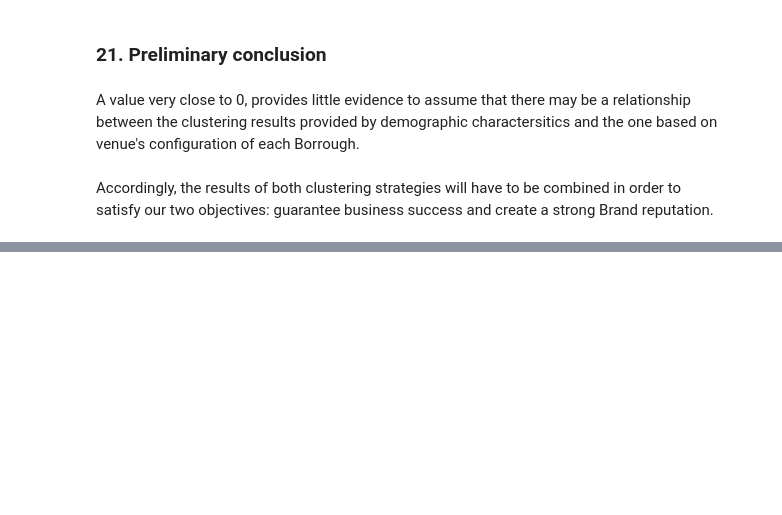
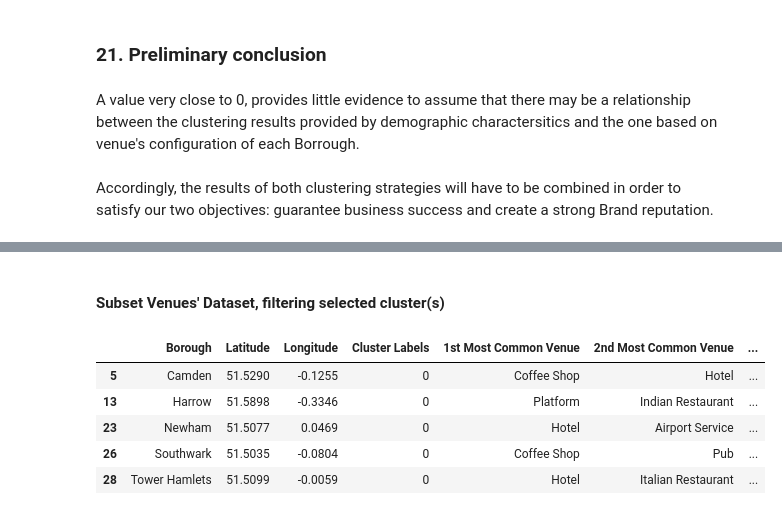
Before and after one commit to tbertoglia-ds/Coursera_Capstone, a Jupyter notebook: London UK Boroughs Clustering 2.ipynb, the cells around one changed output, grey strips where cells are left out. Cells and saved outputs as stored; diff of their text form; code cells hidden in the pictures; blank space fills up the shorter version.

```diff
--- a/London UK Boroughs Clustering 2.ipynb
+++ b/London UK Boroughs Clustering 2.ipynb
@@ -1192,0 +1179,14 @@ Accordingly, the results of both clustering strategies will have to be combined
+# %% [markdown]
+#### Subset Venues' Dataset, filtering selected cluster(s)
+# %%
+cluster_venues = 0
+#df_venue_sel = london_merged_venue.loc[london_merged_venue['Cluster Labels'].isin(cluster_venues), london_merged_venue.columns[[0,1,2] + list(range(4, london_merged_venue.shape[1]))]]
+df_venue_sel = london_merged_venue.loc[london_merged_venue['Cluster Labels'] == cluster_venues]
+df_venue_sel.head()
+# %% [output]
+|  | Borough | Latitude | Longitude | Cluster Labels | 1st Most Common Venue | 2nd Most Common Venue | ... |
+| 5 | Camden | 51.5290 | -0.1255 | 0 | Coffee Shop | Hotel | ... |
+| 13 | Harrow | 51.5898 | -0.3346 | 0 | Platform | Indian Restaurant | ... |
+| 23 | Newham | 51.5077 | 0.0469 | 0 | Hotel | Airport Service | ... |
+| 26 | Southwark | 51.5035 | -0.0804 | 0 | Coffee Shop | Pub | ... |
+| 28 | Tower Hamlets | 51.5099 | -0.0059 | 0 | Hotel | Italian Restaurant | ... |
```
Also changed, not shown: parts of 33 cells of this notebook.
